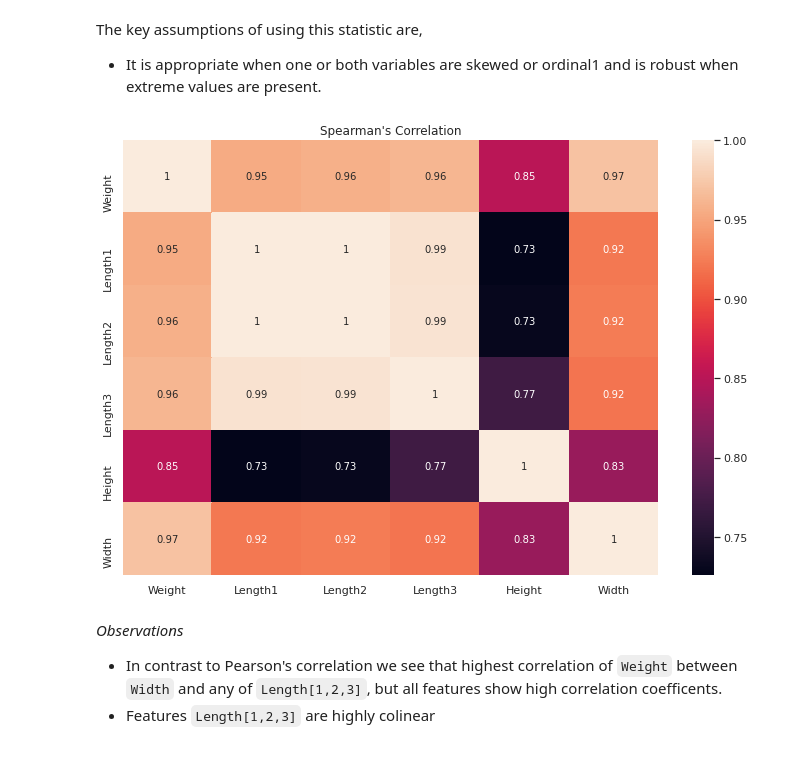
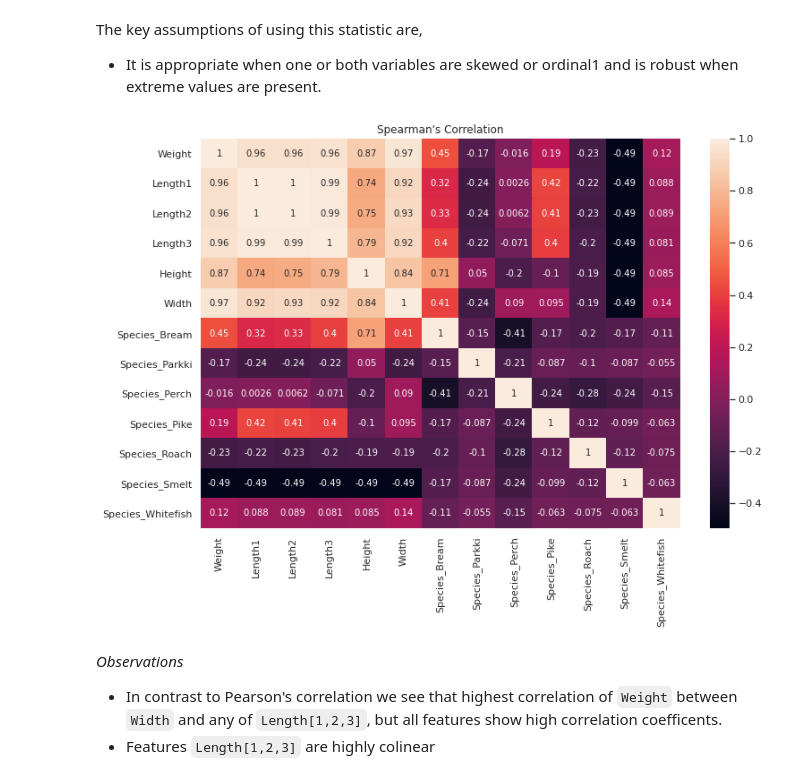
Before and after one commit to aedenj/flink-machine-learning-fish-market-example, a Jupyter notebook: model/model.ipynb, the cells around one changed output. Cells and saved outputs as stored; diff of their text form; code cells hidden in the pictures.

```diff
--- a/model/model.ipynb
+++ b/model/model.ipynb
@@ -289,10 +285,10 @@ The key assumptions of using this statistic are,
 # %%
 plt.figure(figsize=(12,8))
 plt.title("Spearman's Correlation")
-sns.heatmap(fishes.corr(method='spearman'), annot=True);
+sns.heatmap(pd.get_dummies(fishes).corr(method='spearman'), annot=True);
 plt.show();
 # %% [output]
-[figure, old version]
+[figure, new version]
 # %% [markdown]
 *Observations*
 * In contrast to Pearson's correlation we see that highest correlation of `Weight` between `Width` and any of `Length[1,2,3]`, but all features show high correlation coefficents.
```
Also changed, not shown: parts of 25 cells of this notebook.
